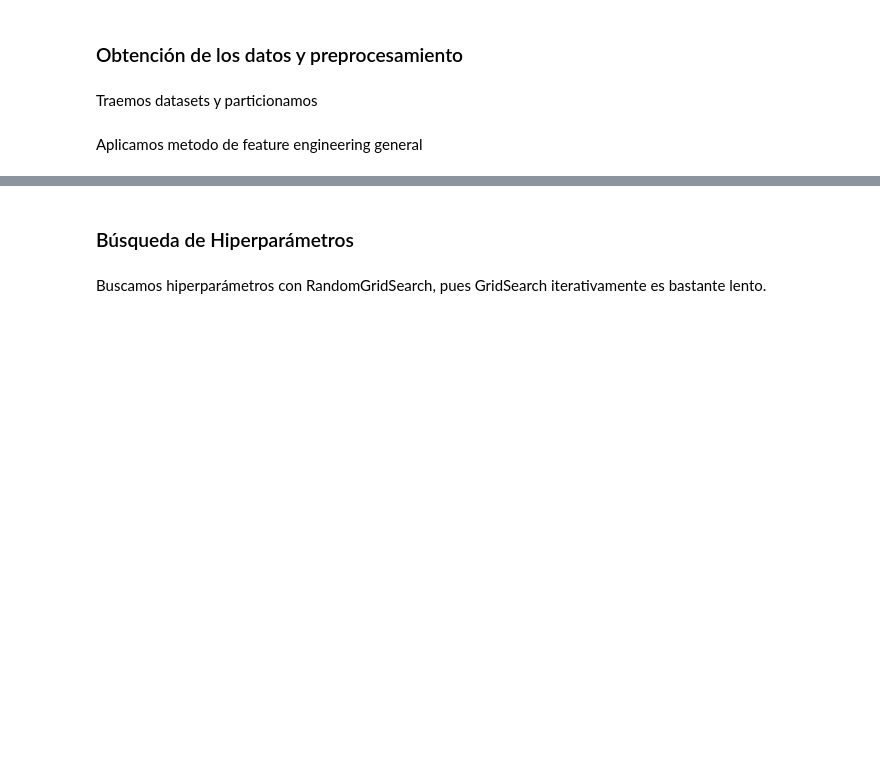
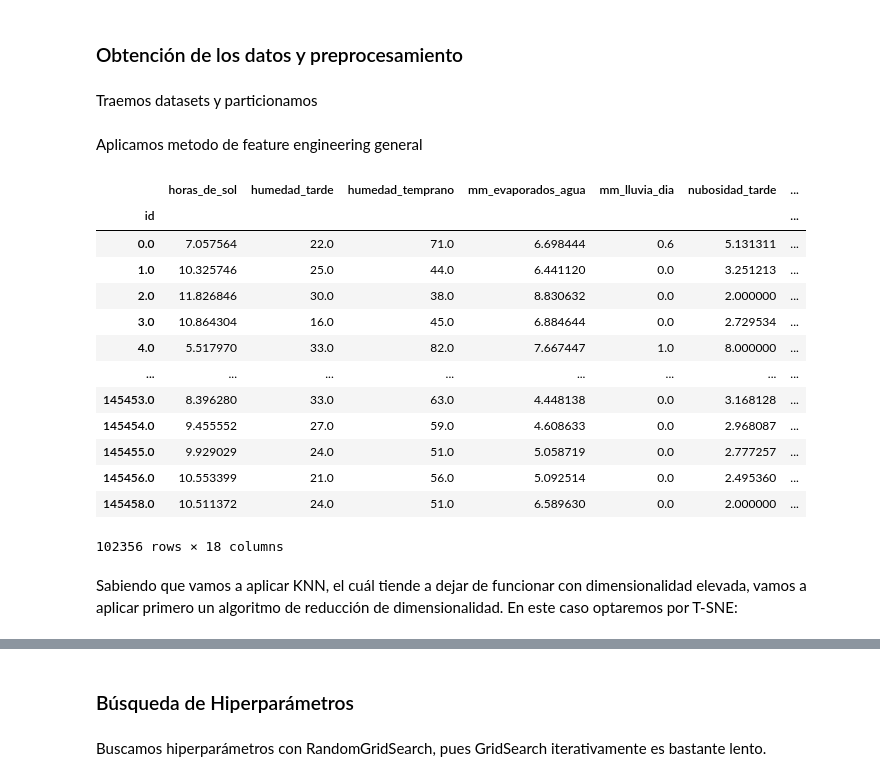
Before and after one commit to juan-roussilian/7506-Organizacion-de-Datos, a Jupyter notebook: TP2/knn.ipynb, the cells around one changed output, grey strips where cells are left out. Drawn from its saved outputs; the diff is of its cells as text; code cells hidden in the pictures; blank space fills up the shorter version.

Commit message:
Cambio forma en la que se envian los datos al preprocesamiento cuando corresponde.

```diff
--- a/TP2/knn.ipynb
+++ b/TP2/knn.ipynb
@@ -36,4 +36,24 @@ y_test = y_test.sort_values(by=['id'], ascending=True).copy()
 # %% [markdown]
 Aplicamos metodo de feature engineering general
 # %%
-X_train, X_test = feature_engineering_general(X_train, X_test)
+dataframes_preprocesados = preprocesamiento_basico([X_train, X_test])
+X_train = dataframes_preprocesados[0]
+X_test = dataframes_preprocesados[1]
+display(X_train)
+# %% [output]
+|  | horas_de_sol | humedad_tarde | humedad_temprano | mm_evaporados_agua | mm_lluvia_dia | nubosidad_tarde | ... |
+| id |  |  |  |  |  |  | ... |
+| 0.0 | 7.057564 | 22.0 | 71.0 | 6.698444 | 0.6 | 5.131311 | ... |
+| 1.0 | 10.325746 | 25.0 | 44.0 | 6.441120 | 0.0 | 3.251213 | ... |
+| 2.0 | 11.826846 | 30.0 | 38.0 | 8.830632 | 0.0 | 2.000000 | ... |
+| 3.0 | 10.864304 | 16.0 | 45.0 | 6.884644 | 0.0 | 2.729534 | ... |
+| 4.0 | 5.517970 | 33.0 | 82.0 | 7.667447 | 1.0 | 8.000000 | ... |
+| ... | ... | ... | ... | ... | ... | ... | ... |
+| 145453.0 | 8.396280 | 33.0 | 63.0 | 4.448138 | 0.0 | 3.168128 | ... |
+| 145454.0 | 9.455552 | 27.0 | 59.0 | 4.608633 | 0.0 | 2.968087 | ... |
+| 145455.0 | 9.929029 | 24.0 | 51.0 | 5.058719 | 0.0 | 2.777257 | ... |
+| 145456.0 | 10.553399 | 21.0 | 56.0 | 5.092514 | 0.0 | 2.495360 | ... |
+| 145458.0 | 10.511372 | 24.0 | 51.0 | 6.589630 | 0.0 | 2.000000 | ... |
+102356 rows × 18 columns
+# %% [markdown]
+Sabiendo que vamos a aplicar KNN, el cuál tiende a dejar de funcionar con dimensionalidad elevada, vamos a aplicar primero un algoritmo de reducción de dimensionalidad. En este caso optaremos por T-SNE:
```
Also changed, not shown: parts of 10 cells of this notebook.
